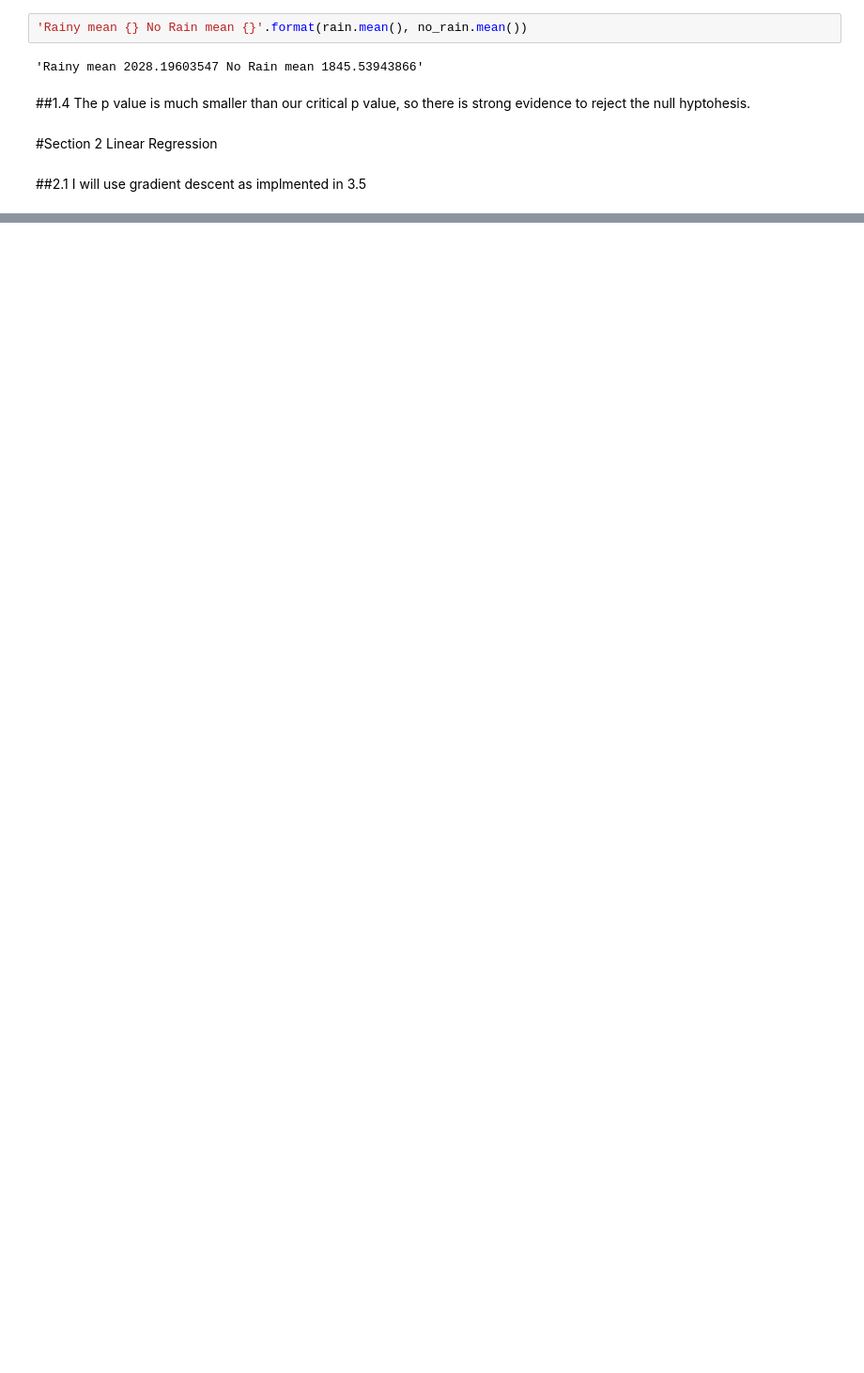
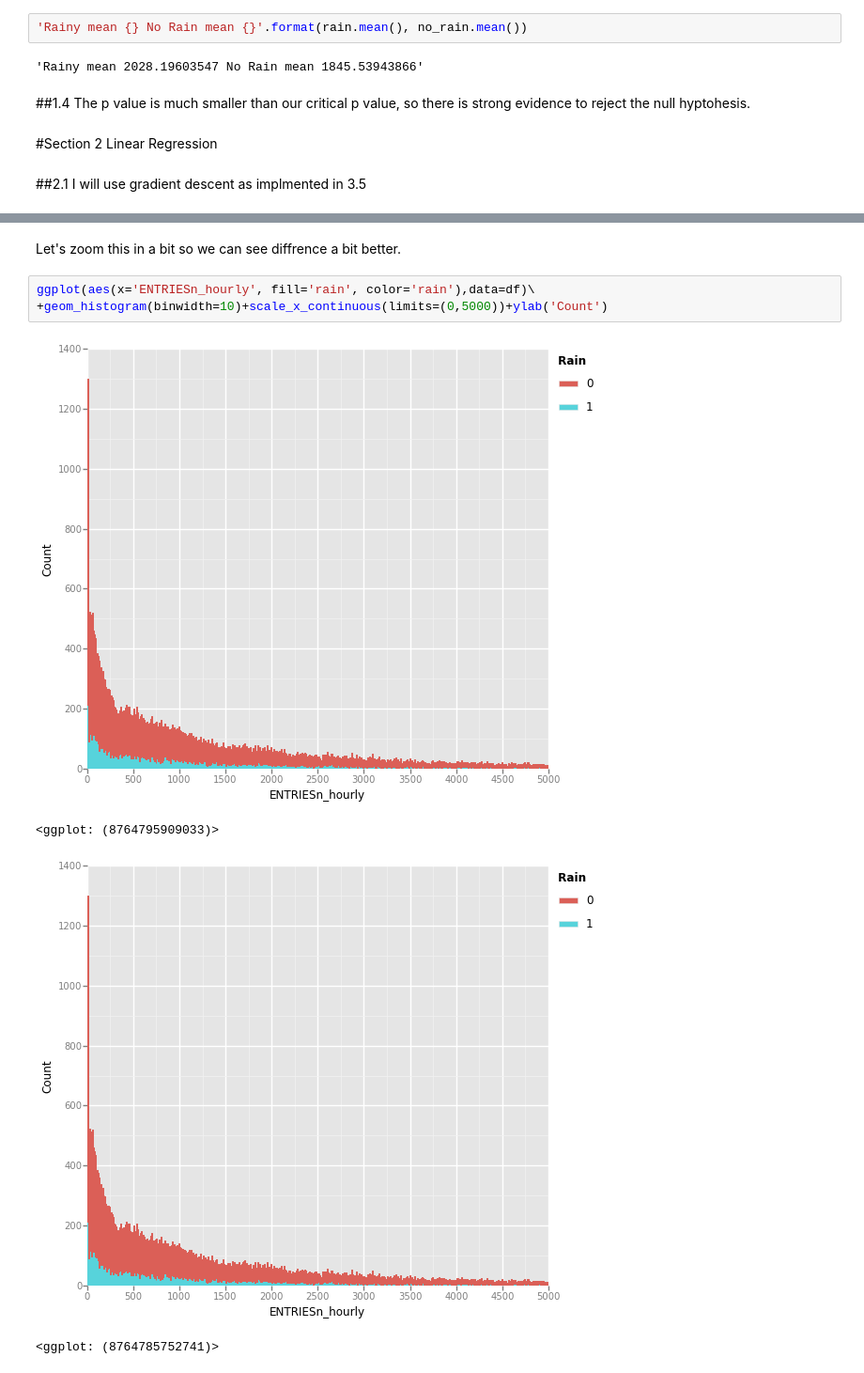
Before and after one commit to TannerBaldus/nyc_subway_analysis, a Jupyter notebook: nyc_subway.ipynb, the cells around one changed output, grey strips where cells are left out. Shown: that part at 94% size. Saved outputs shown, nothing was run; the diff lists cells and outputs as text; blank space fills up the shorter version.

```diff
--- a/nyc_subway.ipynb
+++ b/nyc_subway.ipynb
@@ -95,0 +136,10 @@ A
+# %% [markdown]
+Let's zoom this in a bit so we can see diffrence a bit better.
+# %%
+ggplot(aes(x='ENTRIESn_hourly', fill='rain', color='rain'),data=df)\
++geom_histogram(binwidth=10)+scale_x_continuous(limits=(0,5000))+ylab('Count')
+# %% [output]
+[figure, added]
+<ggplot: (8764795909033)>
+[figure, added]
+<ggplot: (8764785752741)>
```
Also changed, not shown: parts of 22 cells of this notebook, 1 other file.
